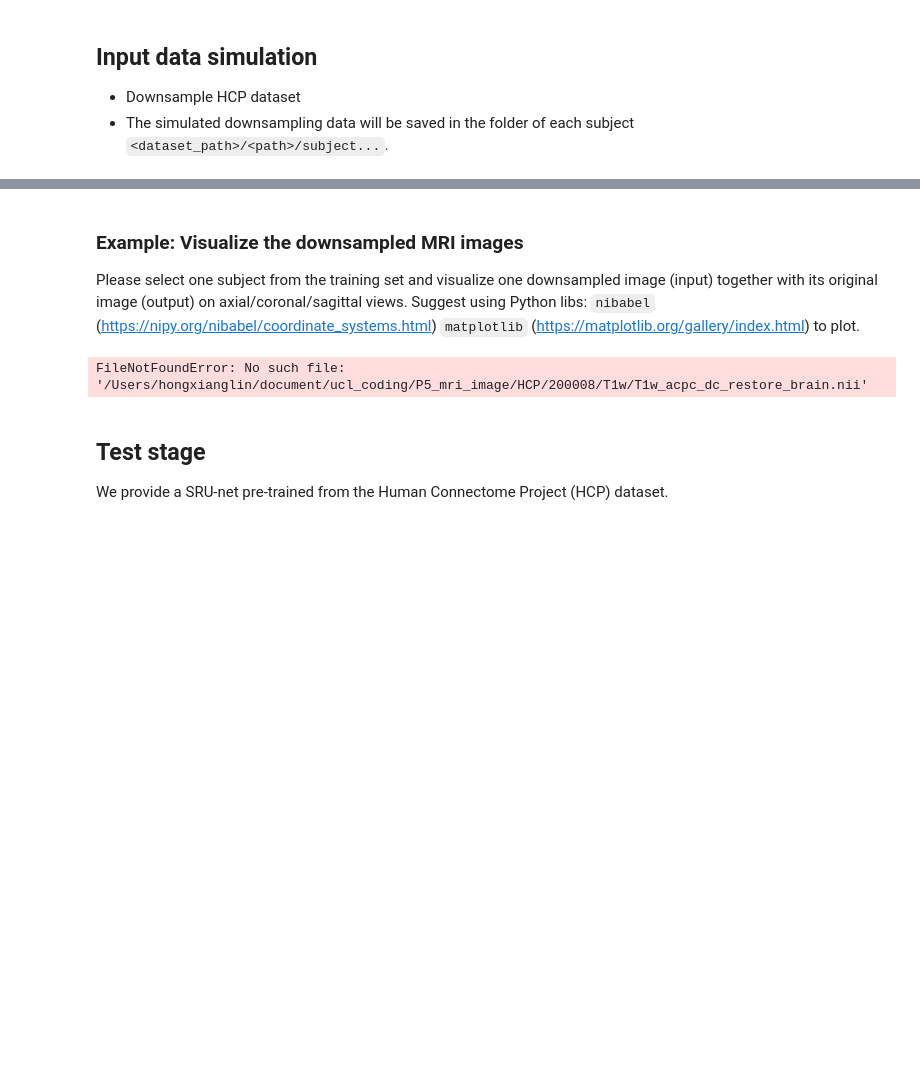
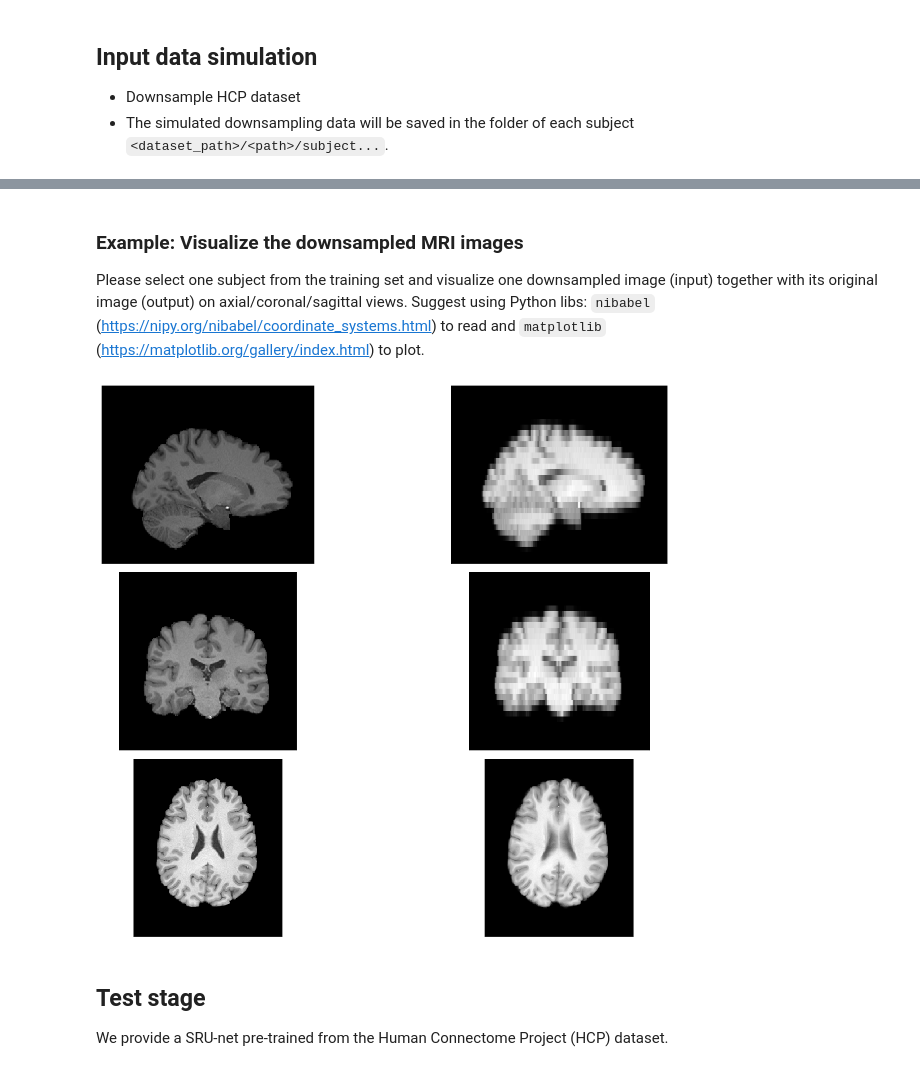
Before and after one commit to hongxiangharry/IQT_tutorial, a Jupyter notebook: IQT.ipynb, the cells around one changed output, grey strips where cells are left out. Cells and saved outputs as stored; diff of their text form; code cells hidden in the pictures; blank space fills up the shorter version.

```diff
--- a/IQT.ipynb
+++ b/IQT.ipynb
@@ -66,7 +68,7 @@ True
 # %% [markdown]
 ### Example: Visualize the downsampled MRI images
 
-Please select one subject from the training set and visualize one downsampled image (input) together with its original image (output) on axial/coronal/sagittal views. Suggest using Python libs: `nibabel` (https://nipy.org/nibabel/coordinate_systems.html) `matplotlib` (https://matplotlib.org/gallery/index.html) to plot.
+Please select one subject from the training set and visualize one downsampled image (input) together with its original image (output) on axial/coronal/sagittal views. Suggest using Python libs: `nibabel` (https://nipy.org/nibabel/coordinate_systems.html) to read and `matplotlib` (https://matplotlib.org/gallery/index.html) to plot.
 # %%
 ## Sample answer.
 
@@ -78,42 +80,42 @@ import matplotlib.pyplot as plt
 
 # image file paths
 ## gt=ground truth, proc = pre-processed
-gt_img_path = '/Users/hongxianglin/document/ucl_coding/P5_mri_image/HCP/200008/T1w/T1w_acpc_dc_restore_brain.nii'
-proc_img_path = '/Users/hongxianglin/document/ucl_coding/P5_mri_image/HCP/200008/T1w/T1w_acpc_dc_restore_brain_procin.nii'
+gt_img_path = '/home/moucheng/harry/data/to_georgia/HCP/214019/T1w_acpc_dc_restore_brain.nii'
+proc_img_path = '/home/moucheng/harry/data/to_georgia/HCP/214019/T1w_acpc_dc_restore_brain_procin.nii'
 
 gt_img = nib.load(gt_img_path).get_data()
 proc_img = nib.load(proc_img_path).get_data()
 
 # Plot images in a 2x3 grid. Cross-sectional views by row w/o downsampling by column.
 fig, axs = plt.subplots(nrows=3, ncols=2, figsize=(10*2, 10*2),
                         subplot_kw={'xticks': [], 'yticks': []})
 fig.subplots_adjust(left=0.03, right=0.97, hspace=0.05, wspace=0.05)
 
 ## Intersection of 3 viewing planes (axial/coronal/sagittal)
 # intersection coordinate at original image
 gt_intersect = [150, 150, 128]
 # sparse scale
 sparse_scale = gen_conf['dataset_info']['HCP-Wu-Minn-Contrast']['sparse_scale']
-apsect_ratio_scale = np.prod(sparse_scale)/np.array(sparse_scale)
+apsect_ratio_scale = np.prod(sparse_scale)//np.array(sparse_scale)
 # intersection coordinate at processed image
-proc_intersect = np.array(gt_intersect)/np.array(sparse_scale)
+proc_intersect = np.array(gt_intersect)//np.array(sparse_scale)
 
 for idx, ax in enumerate(axs):
     # initialisation
     gt_coord = [slice(None), slice(None), slice(None)]
     proc_coord = [slice(None), slice(None), slice(None)]
 
     #
     gt_coord[idx] = slice(gt_intersect[idx], gt_intersect[idx]+1, 1)
     proc_coord[idx] = slice(proc_intersect[idx], proc_intersect[idx]+1, 1)
 
-    gt_reduced_img = np.squeeze(org_img[org_coord])
-    ax[0].imshow(org_reduced_img.T, interpolation=None, cmap='gray', aspect=1, origin='lower')
+    gt_reduced_img = np.squeeze(gt_img[gt_coord])
+    ax[0].imshow(gt_reduced_img.T, interpolation=None, cmap='gray', aspect=1, origin='lower')
 
     proc_reduced_img = np.squeeze(proc_img[proc_coord])
     ax[1].imshow(proc_reduced_img.T, interpolation=None, cmap='gray', aspect=apsect_ratio_scale[idx], origin='lower')
 # %% [output]
-FileNotFoundError: No such file: '/Users/hongxianglin/document/ucl_coding/P5_mri_image/HCP/200008/T1w/T1w_acpc_dc_restore_brain.nii'
+[figure, added]
 # %% [markdown]
 ## Test stage
 
```
Also changed, not shown: parts of 5 cells of this notebook, 8 other files.
